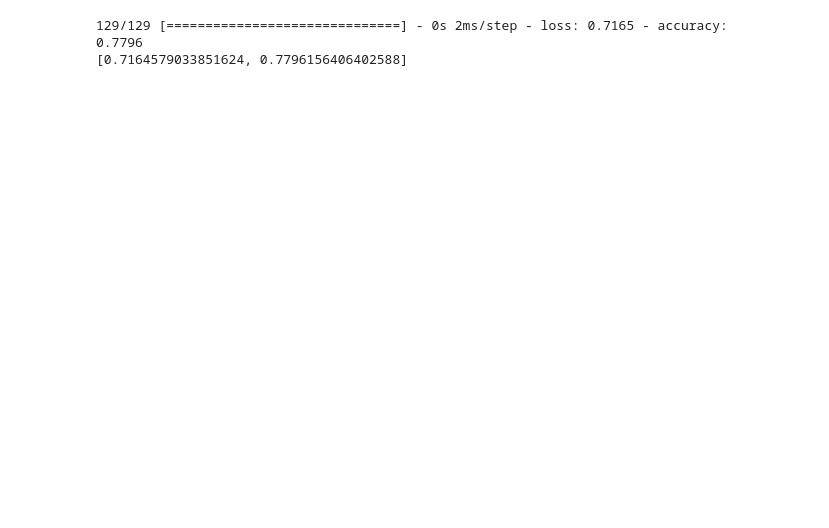
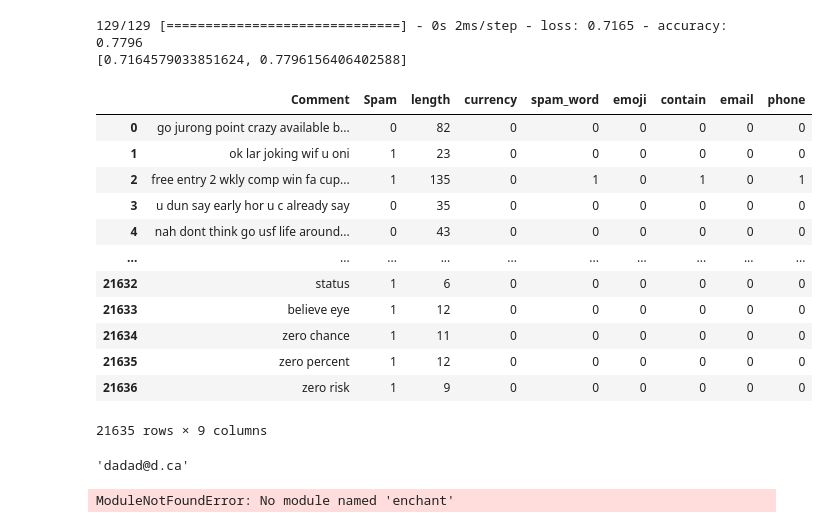
Before and after one commit to Brijeshkrishna/CyRadar, a Jupyter notebook: token.ipynb, the cells around one changed output. Saved outputs shown, nothing was run; the diff lists cells and outputs as text; code cells hidden in the pictures; blank space fills up the shorter version.

```diff
--- a/token.ipynb
+++ b/token.ipynb
@@ -58,15 +58,17 @@ df2 = pd.read_csv("datasets/yt.csv",delimiter=',')
 df3 = pd.read_csv("datasets/my-collection.csv",delimiter=',')
 df4 = pd.read_csv("datasets/spam-word.csv",delimiter=',')
 
-df = pd.concat([df1,df2,df3,df4])
+df = pd.concat([df1,df2,df3,df4], ignore_index=True)
 
 
-df = df[["Comment", "Spam"]]
 
+# df = df[["comment", "Spam"]]
 
 df = df.drop_duplicates()
 df = df.dropna()
 df["Spam"]  = df["Spam"].astype(int)
+df["Comment"]  = df["Comment"].astype(str)
 
-df.info()
+
+df.head()
 # %% [output]
@@ -91,6 +92,13 @@ df['length'] = df['Comment'].str.len().astype(int)
 df['currency']=df['Comment'].str.contains('₤|₨|€|₹|₿|$',regex=False).astype(int)
 df['spam_word']=df['Comment'].str.contains('|'.join(i.lower().strip() for i in spam_words ),regex=True).astype(int)
 df["emoji"] = df['Comment'].str.contains('💭|🔝|🆗|🎉|🎊|📯|🙌|😂|💸|👉|📢|🚀|💲|💣|🔱|💼|🆙|⏳|✨|💌|💎|🆕|🔞|💡|💰|👑|⭐|🌟|🎤|⚡|📈|💵|🏆|💪|🔓|🆓|🎰|⌚|🚨|💢|📮|🔥|🎈|🎥|🔔|💯|🎶|🔗|🎁|📚|🔊|👍|👏|📱|📝|🤑|🏅|🔒|📣|💥').astype(int)
+
+df['contain']=df['Comment'].str.contains('[0-9]*%|T&C',regex=True).astype(int)
+df['contain']=df['contain'] | df['Comment'].str.contains(r"https?://\S+|www\.\S+",regex=True).astype(int)
+df['contain']=df['contain'] | df['Comment'].str.contains("free|Free").astype(int)
+
+df['email']=df['Comment'].str.contains(r"[\w]+@[\w]+\.\w+",regex=True).astype(int)
+df['phone']=df['Comment'].str.contains(r"\+?[0-9]?[0-9]? ?0?[0-9]{10}",regex=True).astype(int)
 # %%
 
 
@@ -456,0 +704,16 @@ print(model.evaluate(testing_padded,testing_labels))
+# %%
+df
+# %% [output]
+|  | Comment | Spam | length | currency | spam_word | emoji | contain | email | phone |
+| 0 | go jurong point crazy available b... | 0 | 82 | 0 | 0 | 0 | 0 | 0 | 0 |
+| 1 | ok lar joking wif u oni | 1 | 23 | 0 | 0 | 0 | 0 | 0 | 0 |
+| 2 | free entry 2 wkly comp win fa cup... | 1 | 135 | 0 | 1 | 0 | 1 | 0 | 1 |
+| 3 | u dun say early hor u c already say | 0 | 35 | 0 | 0 | 0 | 0 | 0 | 0 |
+| 4 | nah dont think go usf life around... | 0 | 43 | 0 | 0 | 0 | 0 | 0 | 0 |
+| ... | ... | ... | ... | ... | ... | ... | ... | ... | ... |
+| 21632 | status | 1 | 6 | 0 | 0 | 0 | 0 | 0 | 0 |
+| 21633 | believe eye | 1 | 12 | 0 | 0 | 0 | 0 | 0 | 0 |
+| 21634 | zero chance | 1 | 11 | 0 | 0 | 0 | 0 | 0 | 0 |
+| 21635 | zero percent | 1 | 12 | 0 | 0 | 0 | 0 | 0 | 0 |
+| 21636 | zero risk | 1 | 9 | 0 | 0 | 0 | 0 | 0 | 0 |
+21635 rows × 9 columns
@@ -456,0 +724,18 @@ print(model.evaluate(testing_padded,testing_labels))
+# %%
+pattern = re.compile('[{}]'.format(re.escape('!"#&\'()*,-/:;<=>?[\\]^_`{|}~')))
+" ".join([word.lower() for word in pattern.sub('', "dadad@d.ca".lower().strip()).split() if word.lower() not in set(stopwords.words('english'))])
+# %% [output]
+'dadad@d.ca'
+# %%
+from enchant.checker import SpellChecker
+
+def detect_spelling_mistakes(text):
+    spell_checker = SpellChecker("en_US")
+    spell_checker.set_text(text)
+
+    for error in spell_checker:
+        print("Spelling mistake:", error.word)
+
+detect_spelling_mistakes("dadad")
+# %% [output]
+ModuleNotFoundError: No module named 'enchant'
```
Also changed, not shown: parts of 27 cells of this notebook, 6 other files.
